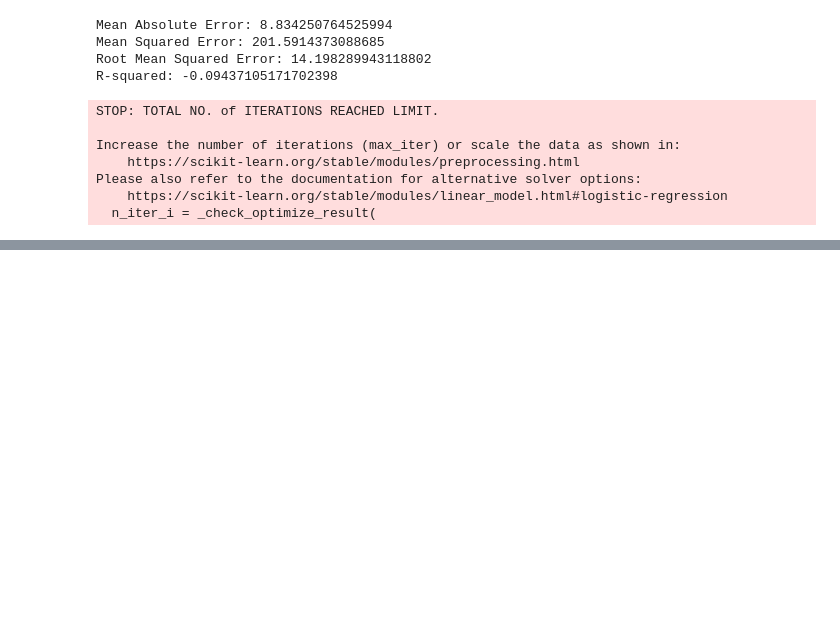
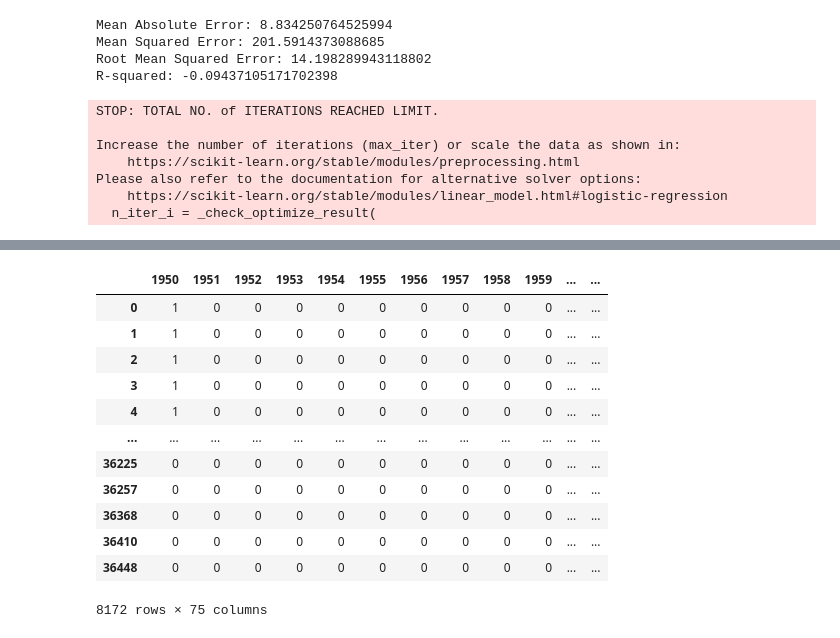
Before and after one commit to MariaKov17/DL-Project, a Jupyter notebook: model/Untitled-1.ipynb, the cells around one changed output, grey strips where cells are left out. Cells and saved outputs as stored; diff of their text form; code cells hidden in the pictures; blank space fills up the shorter version.

```diff
--- a/model/Untitled-1.ipynb
+++ b/model/Untitled-1.ipynb
@@ -227,0 +205,30 @@ R-squared: 0.5386536360484938
+# %%
+#reshape the y with one hot encoding
+#make it with 1950 - 2024 columns
+#the value = 1 when the year is the y['year']same as the year in the data
+#the value = 0 when the year is not the same as the year in the data
+y = data[['year']]
+y = pd.get_dummies(y['year'])
+#make true to 1 and false to 0
+y = y.astype(int)
+#make the column int
+y.columns = y.columns.astype(int)
+#add columns to 2013 - 2024
+for i in range(2013, 2025):
+    if i not in y.columns:
+        y[i] = 0
+y
+# %% [output]
+|  | 1950 | 1951 | 1952 | 1953 | 1954 | 1955 | 1956 | 1957 | 1958 | 1959 | ... | ... |
+| 0 | 1 | 0 | 0 | 0 | 0 | 0 | 0 | 0 | 0 | 0 | ... | ... |
+| 1 | 1 | 0 | 0 | 0 | 0 | 0 | 0 | 0 | 0 | 0 | ... | ... |
+| 2 | 1 | 0 | 0 | 0 | 0 | 0 | 0 | 0 | 0 | 0 | ... | ... |
+| 3 | 1 | 0 | 0 | 0 | 0 | 0 | 0 | 0 | 0 | 0 | ... | ... |
+| 4 | 1 | 0 | 0 | 0 | 0 | 0 | 0 | 0 | 0 | 0 | ... | ... |
+| ... | ... | ... | ... | ... | ... | ... | ... | ... | ... | ... | ... | ... |
+| 36225 | 0 | 0 | 0 | 0 | 0 | 0 | 0 | 0 | 0 | 0 | ... | ... |
+| 36257 | 0 | 0 | 0 | 0 | 0 | 0 | 0 | 0 | 0 | 0 | ... | ... |
+| 36368 | 0 | 0 | 0 | 0 | 0 | 0 | 0 | 0 | 0 | 0 | ... | ... |
+| 36410 | 0 | 0 | 0 | 0 | 0 | 0 | 0 | 0 | 0 | 0 | ... | ... |
+| 36448 | 0 | 0 | 0 | 0 | 0 | 0 | 0 | 0 | 0 | 0 | ... | ... |
+8172 rows × 75 columns
```
Also changed, not shown: parts of 9 cells of this notebook.
